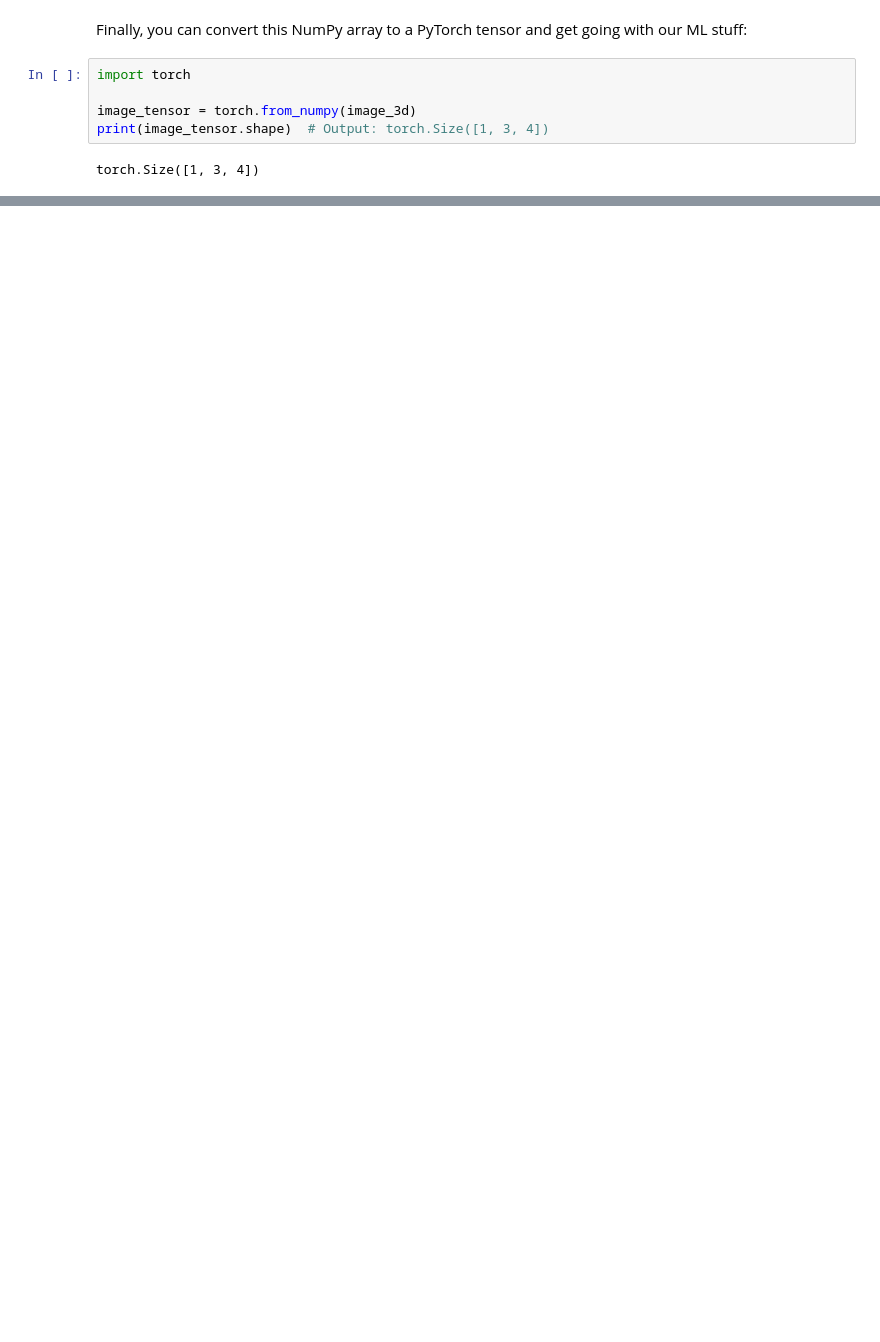
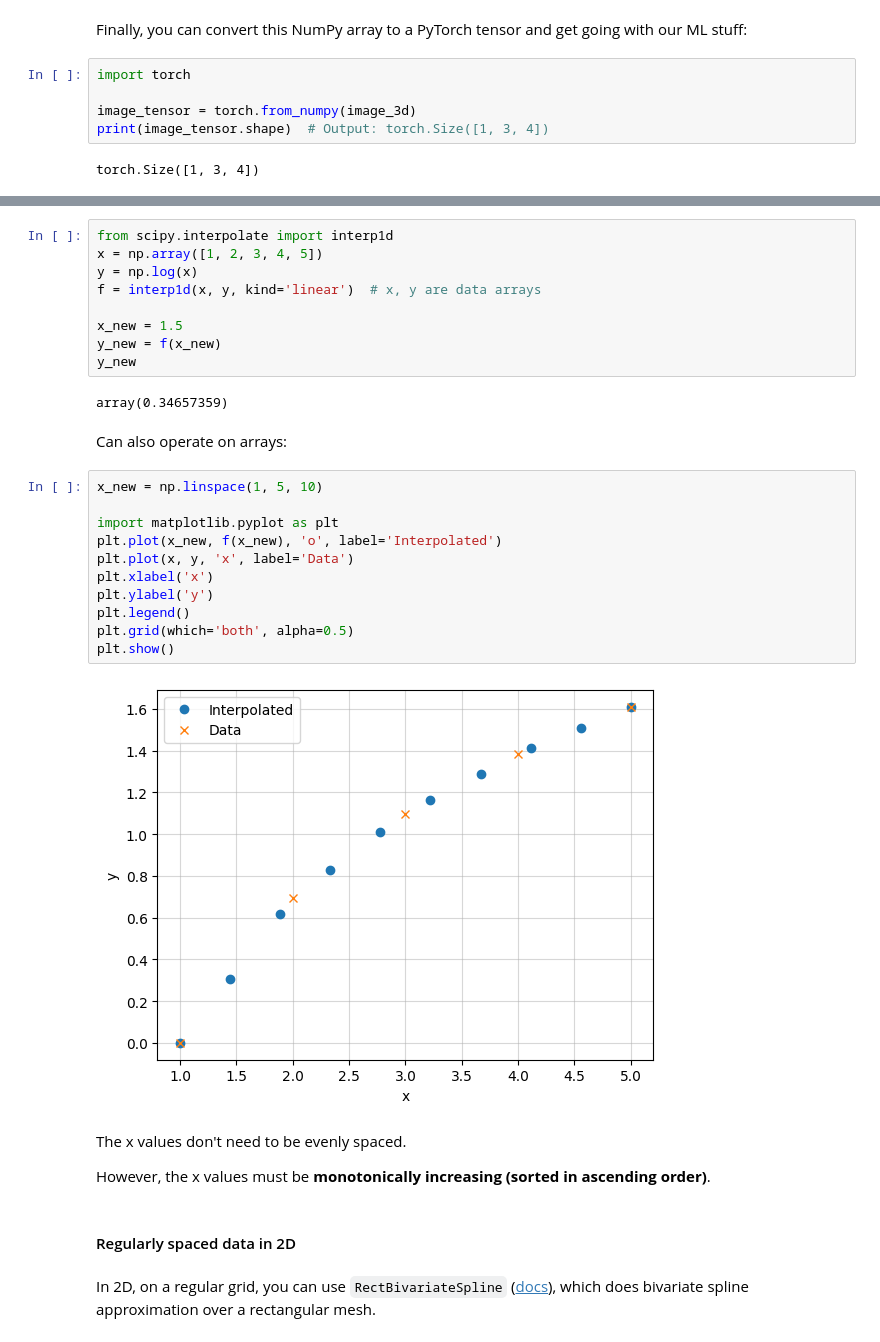
Before and after one commit to borisbolliet/ResearchComputing, a Jupyter notebook: docs/material/part11/notebook.ipynb, the cells around one changed output, grey strips where cells are left out. Drawn from its saved outputs; the diff is of its cells as text; blank space fills up the shorter version.

Commit message:
push scipy part

```diff
--- a/docs/material/part11/notebook.ipynb
+++ b/docs/material/part11/notebook.ipynb
@@ -207,0 +455,34 @@ torch.Size([1, 3, 4])
+# %%
+from scipy.interpolate import interp1d
+x = np.array([1, 2, 3, 4, 5])
+y = np.log(x)
+f = interp1d(x, y, kind='linear')  # x, y are data arrays
+
+x_new = 1.5
+y_new = f(x_new)
+y_new
+# %% [output]
+array(0.34657359)
+# %% [markdown]
+Can also operate on arrays:
+# %%
+x_new = np.linspace(1, 5, 10)
+
+import matplotlib.pyplot as plt
+plt.plot(x_new, f(x_new), 'o', label='Interpolated')
+plt.plot(x, y, 'x', label='Data')
+plt.xlabel('x')
+plt.ylabel('y')
+plt.legend()
+plt.grid(which='both', alpha=0.5)
+plt.show()
+# %% [output]
+[figure, added]
+# %% [markdown]
+The x values don't need to be evenly spaced.
+
+However, the x values must be **monotonically increasing (sorted in ascending order)**.
+# %% [markdown]
+#### Regularly spaced data in 2D
+# %% [markdown]
+In 2D, on a regular grid, you can use `RectBivariateSpline` ([docs](https://docs.scipy.org/doc/scipy/reference/generated/scipy.interpolate.RectBivariateSpline.html)), which does bivariate spline approximation over a rectangular mesh.
```
Also changed, not shown: parts of 55 cells of this notebook, 1 other file.
